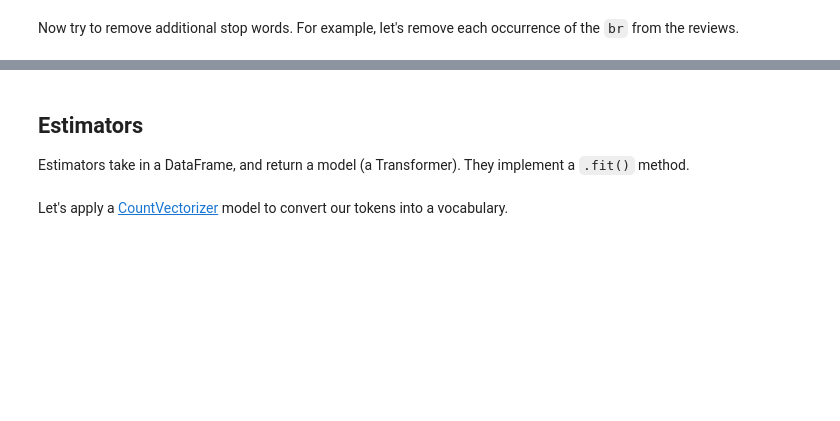
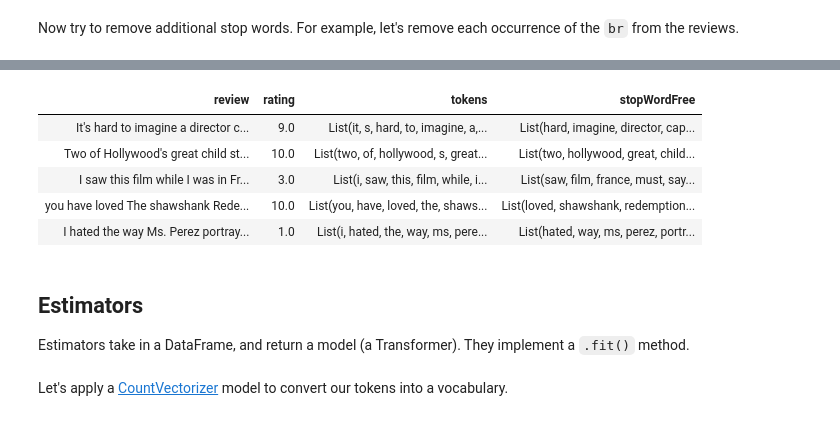
Before and after one commit to Azure/ACE_Azure_ML, a Jupyter notebook: ADB/notebooks/day_1/04a_sparkML_demo.ipynb, the cells around one changed output, grey strips where cells are left out. Cells and saved outputs as stored; diff of their text form; code cells hidden in the pictures; blank space fills up the shorter version.

```diff
--- a/ADB/notebooks/day_1/04a_sparkML_demo.ipynb
+++ b/ADB/notebooks/day_1/04a_sparkML_demo.ipynb
@@ -123,3 +158,12 @@ removedStopWordsDF = remover.transform(tokenizedDF)
+# %%
+display(removedStopWordsDF.limit(5)) # Look at a few tokenized reviews without stop words
+# %% [output]
+| review | rating | tokens | stopWordFree |
+| It's hard to imagine a director c... | 9.0 | List(it, s, hard, to, imagine, a,... | List(hard, imagine, director, cap... |
+| Two of Hollywood's great child st... | 10.0 | List(two, of, hollywood, s, great... | List(two, hollywood, great, child... |
+| I saw this film while I was in Fr... | 3.0 | List(i, saw, this, film, while, i... | List(saw, film, france, must, say... |
+| you have loved The shawshank Rede... | 10.0 | List(you, have, loved, the, shaws... | List(loved, shawshank, redemption... |
+| I hated the way Ms. Perez portray... | 1.0 | List(i, hated, the, way, ms, pere... | List(hated, way, ms, perez, portr... |
 # %% [markdown]
 ## Estimators
 
```
Also changed, not shown: parts of 18 cells of this notebook, 16 other files.
